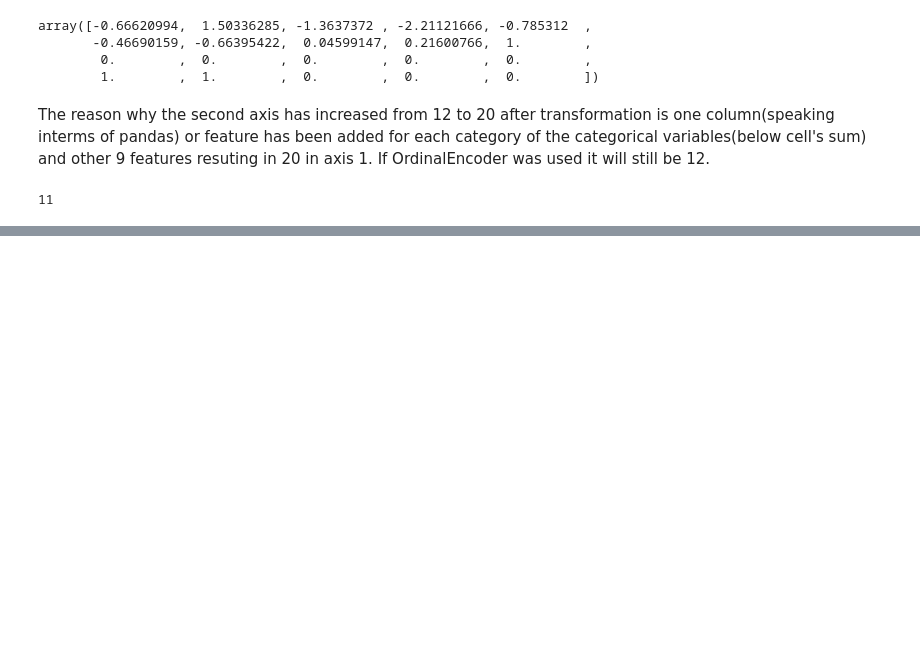
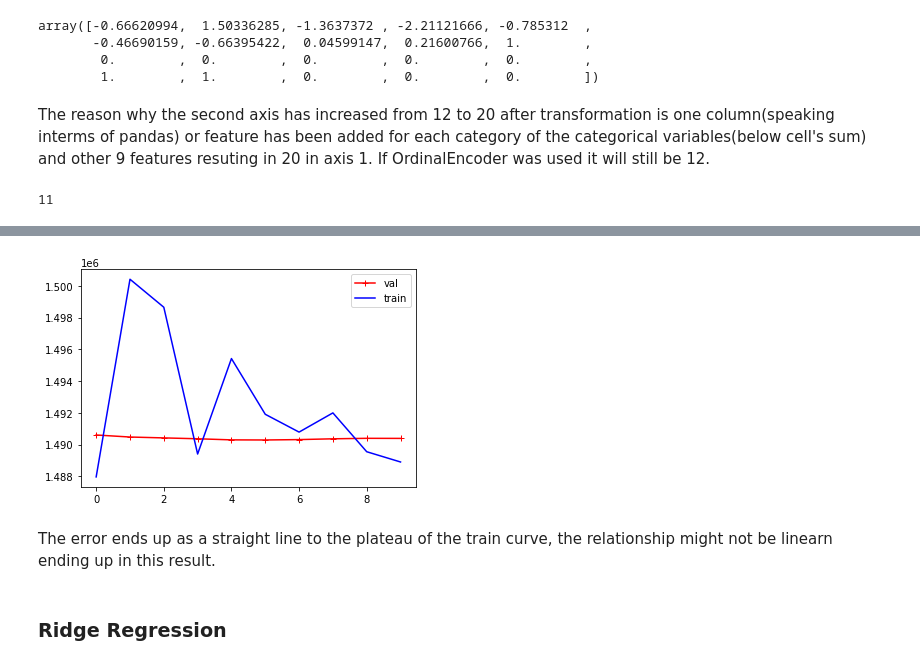
Before and after one commit to JpChii/ML-Projects, a Jupyter notebook: rossmann-stores-sales-prediction.ipynb, the cells around one changed output, grey strips where cells are left out. Cells and saved outputs as stored; diff of their text form; code cells hidden in the pictures; blank space fills up the shorter version.

```diff
--- a/rossmann-stores-sales-prediction.ipynb
+++ b/rossmann-stores-sales-prediction.ipynb
@@ -1013,0 +1076,33 @@ len(np.unique(store_df.StoreType)) + len(np.unique(store_df.Assortment)) + len(n
+# %%
+# Let's write a function to plot learning curves to understand modelling little bit more
+def plot_learning_curvers(model, X, y, train_step):
+    """
+    Function to plot learning curves
+    """
+    # Splitting data
+    X_train, X_val, y_train, y_val = train_test_split(X, y, test_size=0.2)
+    # Initializing errors list
+    train_errors, val_errors = [], []
+    for m in np.arange(0.1, 1.1, train_step):
+        train_size = np.int64(len(X_train) * m)
+        model.fit(X_train[:train_size], y_train[:train_size])
+        y_train_predict = model.predict(X_train[:train_size])
+        y_val_predict = model.predict(X_val)
+        train_errors.append(mean_squared_error(y_train[:train_size], y_train_predict))
+        val_errors.append(mean_squared_error(y_val, y_val_predict))
+    plt.plot(val_errors, "r-+", label="val")
+    plt.plot(train_errors, "b-", label="train")
+    plt.legend()
+    return np.sqrt(val_errors), np.sqrt(train_errors)
+# %%
+# Plotting learning curves for LinearRegression
+val_errors, train_errors = plot_learning_curvers(model=lin_reg,
+                      X=full_pipeline.transform(X_train),
+                      y=y_train,
+                      train_step=0.1)
+# %% [output]
+[figure, added]
+# %% [markdown]
+The error ends up as a straight line to the plateau of the train curve, the relationship might not be linearn ending up in this result.
+# %% [markdown]
+### Ridge Regression
```
Also changed, not shown: parts of 25 cells of this notebook.
